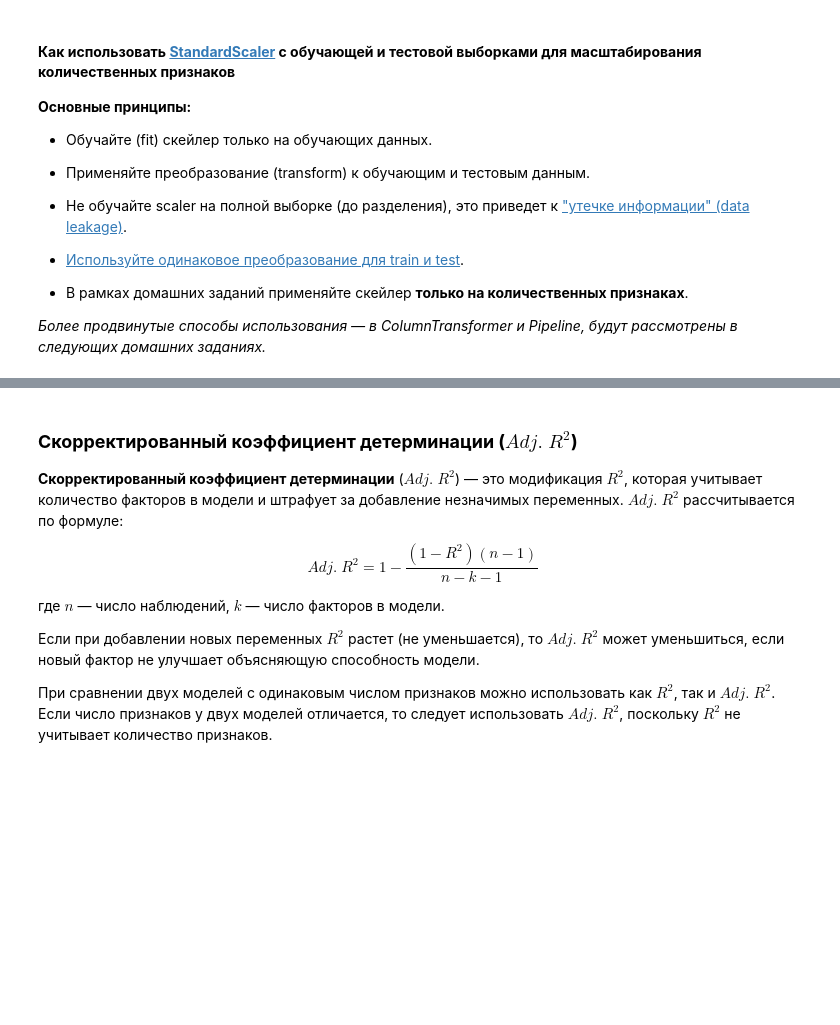
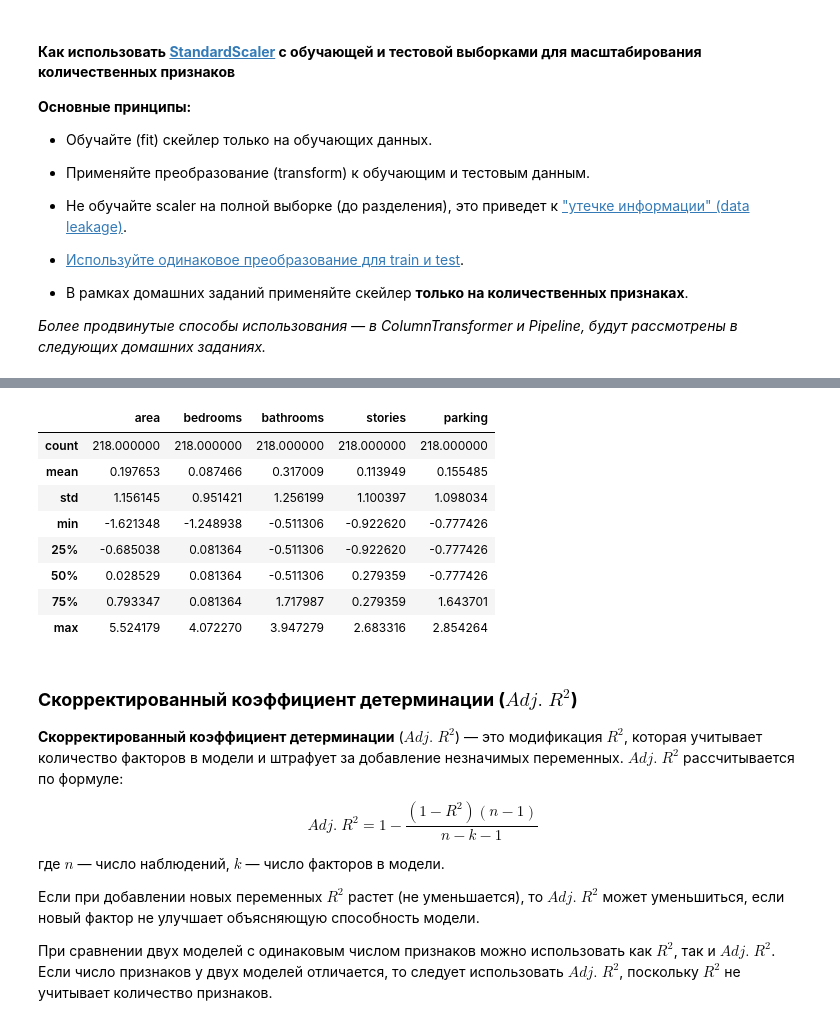
Before and after one commit to ml2me/study, a Jupyter notebook: classic_ML/1/01.Задание.ipynb, the cells around one changed output, grey strips where cells are left out. Drawn from its saved outputs; the diff is of its cells as text; code cells hidden in the pictures; blank space fills up the shorter version.

```diff
--- a/classic_ML/1/01.Задание.ipynb
+++ b/classic_ML/1/01.Задание.ipynb
@@ -651,7 +784,18 @@ X_housing_test_scaled[housing_num_feat] = ... # transform
 # %%
 # Посчитайте статистические характеристики признаков в тестовой выборке (describe)
 
-...
+X_housing_test_scaled[housing_num_feat].describe()
+# X_housing_test_scaled[housing_num_feat].mean()
+# %% [output]
+|  | area | bedrooms | bathrooms | stories | parking |
+| count | 218.000000 | 218.000000 | 218.000000 | 218.000000 | 218.000000 |
+| mean | 0.197653 | 0.087466 | 0.317009 | 0.113949 | 0.155485 |
+| std | 1.156145 | 0.951421 | 1.256199 | 1.100397 | 1.098034 |
+| min | -1.621348 | -1.248938 | -0.511306 | -0.922620 | -0.777426 |
+| 25% | -0.685038 | 0.081364 | -0.511306 | -0.922620 | -0.777426 |
+| 50% | 0.028529 | 0.081364 | -0.511306 | 0.279359 | -0.777426 |
+| 75% | 0.793347 | 0.081364 | 1.717987 | 0.279359 | 1.643701 |
+| max | 5.524179 | 4.072270 | 3.947279 | 2.683316 | 2.854264 |
 # %% [markdown]
 ### **Скорректированный коэффициент детерминации ($Adj.\;R^2$)**
 
```
Also changed, not shown: parts of 18 cells of this notebook.
